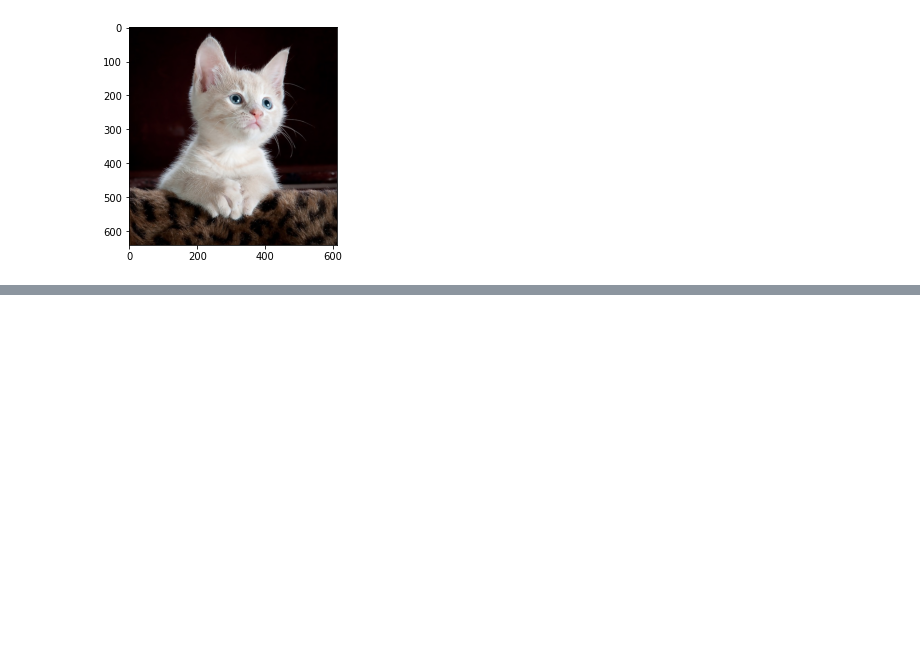
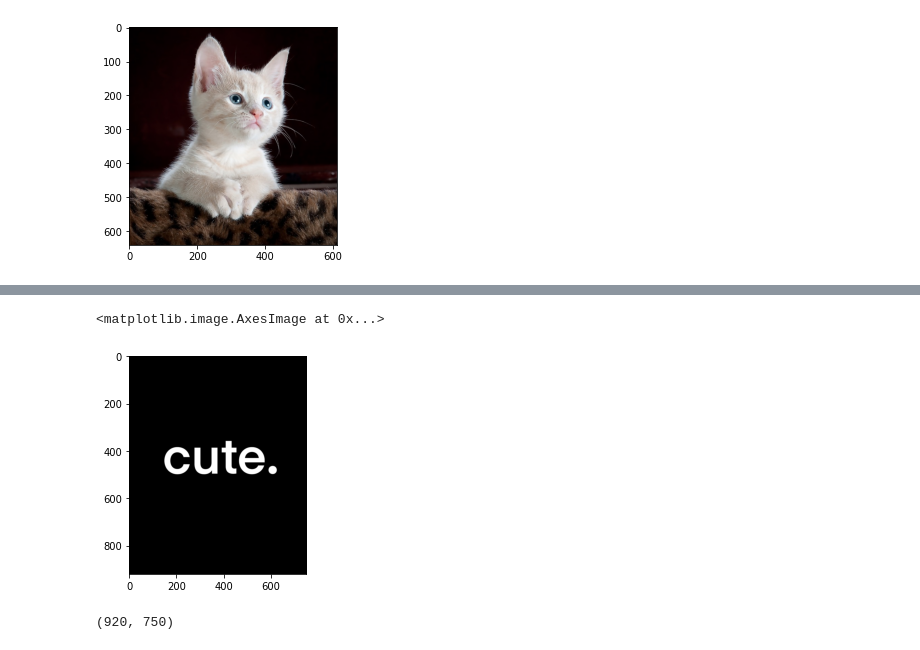
Before and after one commit to linhengchuan/python, a Jupyter notebook: cv/cv_img_processing.ipynb, the cells around one changed output, grey strips where cells are left out. Drawn from its saved outputs; the diff is of its cells as text; code cells hidden in the pictures; blank space fills up the shorter version.

```diff
--- a/cv/cv_img_processing.ipynb
+++ b/cv/cv_img_processing.ipynb
@@ -92,0 +137,11 @@ y_offset = 0
+# %%
+mask_inv = cv2.bitwise_not(img2gray)
+# %%
+plt.imshow(mask_inv,cmap='gray')
+# %% [output]
+<matplotlib.image.AxesImage at 0x...>
+[figure, added]
+# %%
+mask_inv.shape
+# %% [output]
+(920, 750)
```
Also changed, not shown: parts of 30 cells of this notebook, 2 other files.
